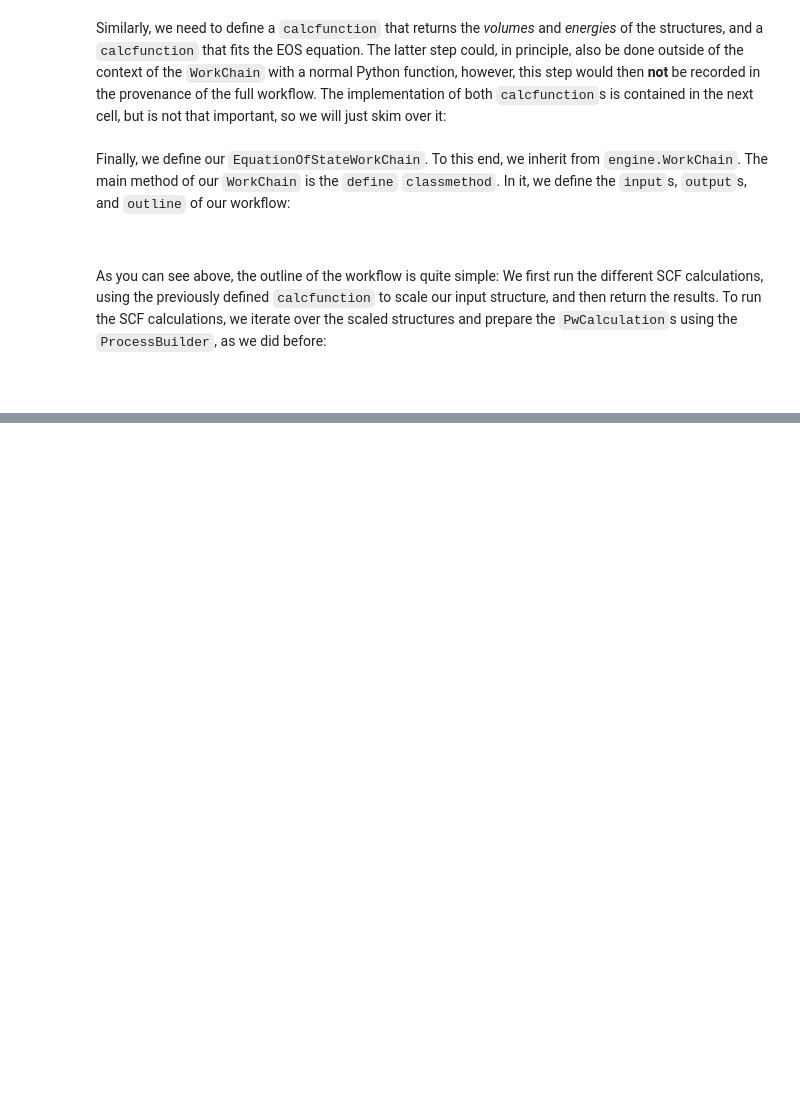
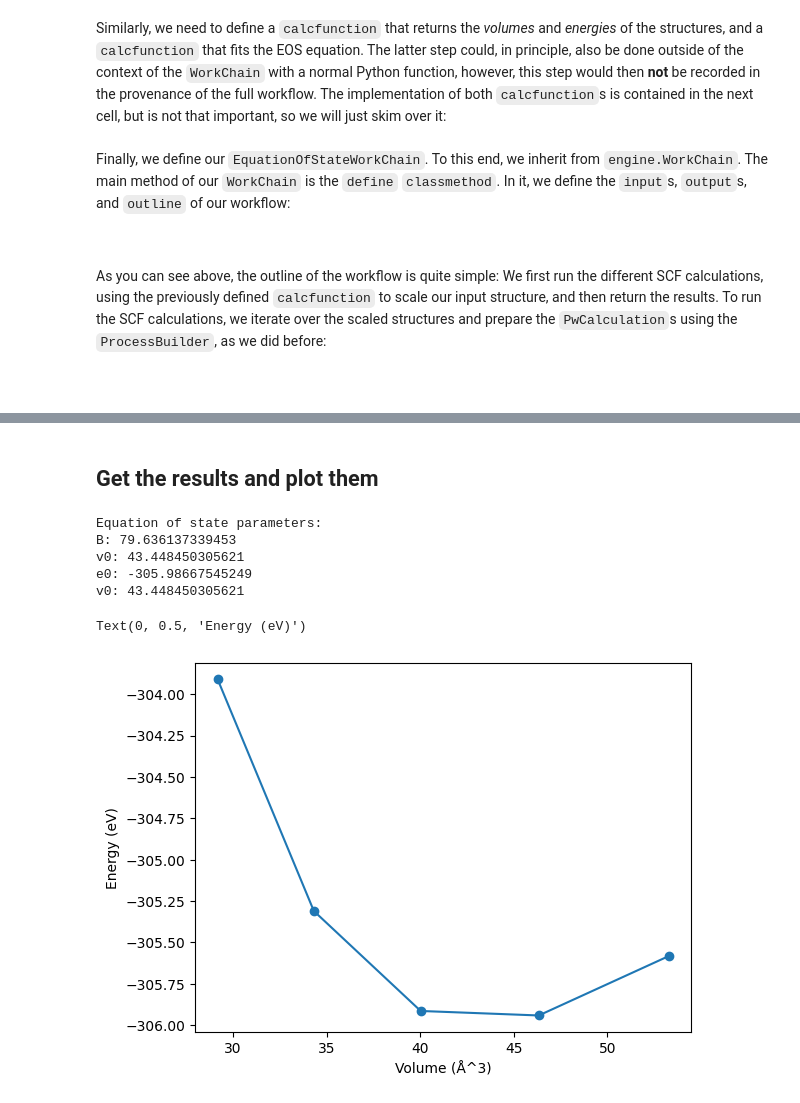
Before and after one commit to GeigerJ2/fair-workflows-workshop, a Jupyter notebook: notebooks/4-aiida-eos-workflow.ipynb, the cells around one changed output, grey strips where cells are left out. Drawn from its saved outputs; the diff is of its cells as text; code cells hidden in the pictures; blank space fills up the shorter version.

```diff
--- a/notebooks/4-aiida-eos-workflow.ipynb
+++ b/notebooks/4-aiida-eos-workflow.ipynb
@@ -86,7 +88,7 @@ def scale_structures(
 
         scaled_structure_dict[f'structure_{index}'] = orm.StructureData(ase=ase_structure)
 
-    return orm.Dict(scaled_structure_dict)
+    return scaled_structure_dict
 # %% [markdown]
 For simple Python base data types, such as `int` or `float`, the explicit conversion to AiiDA data types can also be
 omitted, as converting them internally under the hood is possible.
@@ -150,14 +146,17 @@ class EquationOfStateWorkChain(engine.WorkChain):
         spec.input("code", valid_type=orm.Code)
         spec.input("structure", valid_type=orm.StructureData)
         spec.input("scale_factors", valid_type=orm.List)
+        spec.input("eos_method", valid_type=orm.Str, default=orm.Str("birchmurnaghan"))
 
         spec.outline(
-            cls.run_eos_scfs,
-            cls.results,
+            cls.run_scfs,
+            cls.fit_eos,
         )
-        spec.output("eos_dict", valid_type=orm.Dict)
+        spec.output("eos_parameters", valid_type=orm.Dict)
+        spec.output("energies", valid_type=orm.List)
+        spec.output("volumes", valid_type=orm.List)
 
-    def run_eos_scfs(self):
+    def run_scfs(self):
 
         calcjob_dict = {}
 
@@ -180,20 +179,12 @@ class EquationOfStateWorkChain(engine.WorkChain):
 
         return calcjob_dict
 
-    def results(self):
-
-        self.report(self.ctx)
-
-        # label: self.ctx[label].outputs['properties'] for label in self.ctx.labels
-
-        eos_results = {}
-        for label in self.ctx.labels:
-            energy = self.ctx[label].outputs.output_parameters.get_dict()['energy']
-            volume = self.ctx[label].outputs.output_parameters.get_dict()['volume']
-            eos_results[label] = orm.Dict({'energy': orm.Float(energy), 'volume': orm.Float(volume)})
-
-        eos_dict = create_eos_dictionary(**eos_results)
-        self.out('eos_dict', eos_dict)
+    def fit_eos(self):
+        scf_outputs = {label: self.ctx[label].outputs.output_parameters for label in self.ctx.labels}
+        result = fit_eos(self.inputs.eos_method, **scf_outputs)
+        self.out('eos_parameters', result["eos_parameters"])
+        self.out('energies', result["energies"])
+        self.out('volumes', result["volumes"])
 # %%
 results = engine.run(
     EquationOfStateWorkChain,
@@ -214,0 +201,22 @@ plt.plot(
+# %% [markdown]
+## Get the results and plot them
+# %%
+from matplotlib import pyplot as plt
+print("Equation of state parameters:")
+print('B: {B}\nv0: {v0}\ne0: {e0}\nv0: {v0}'.format(**results["eos_parameters"]))
+
+plt.plot(
+    results["volumes"].get_list(),
+    results["energies"].get_list(),
+    "-o",
+)
+plt.xlabel("Volume (Å^3)")
+plt.ylabel("Energy (eV)")
+# %% [output]
+Equation of state parameters:
+B: 79.636137339453
+v0: 43.448450305621
+e0: -305.98667545249
+v0: 43.448450305621
+Text(0, 0.5, 'Energy (eV)')
+[figure, added]
```
Also changed, not shown: parts of 5 cells of this notebook.
